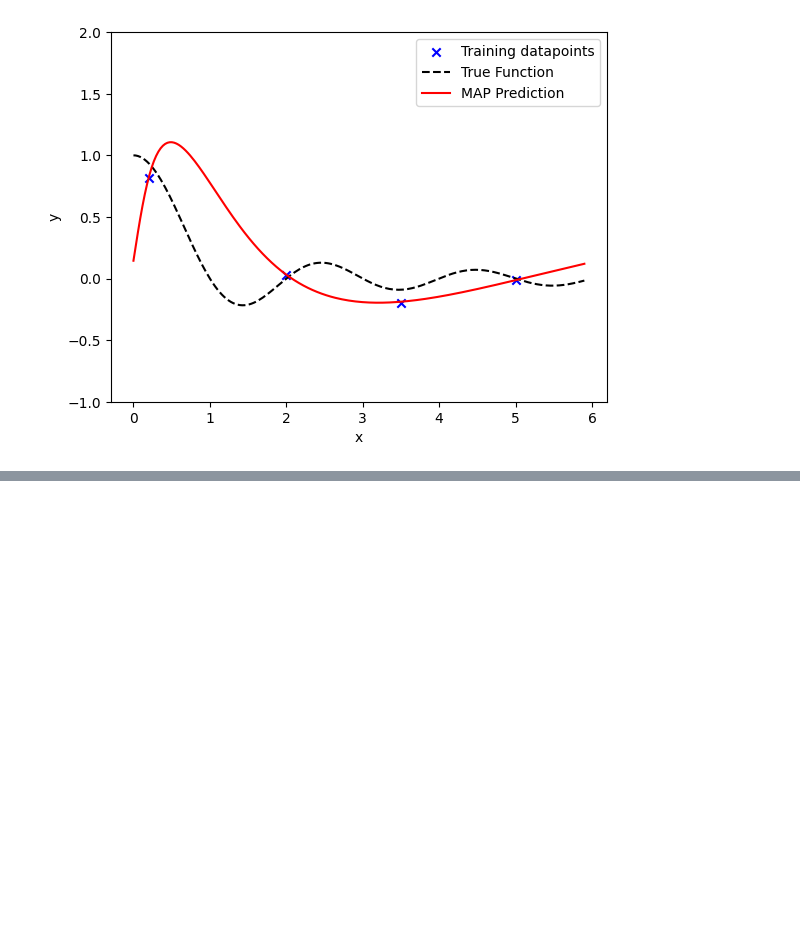
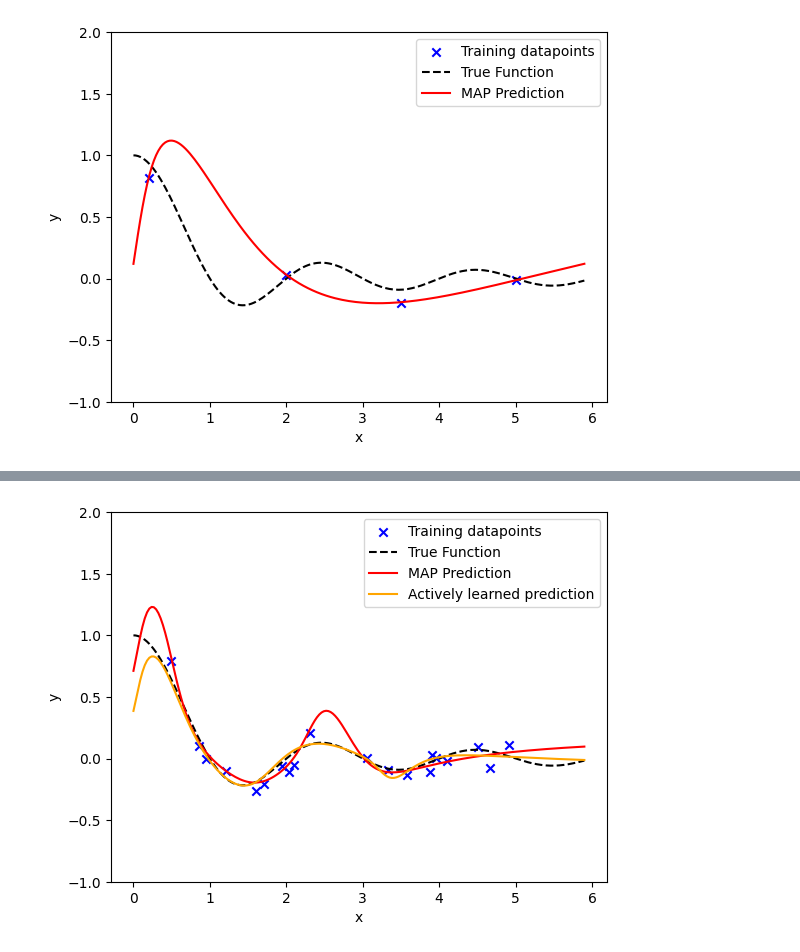
Before and after one commit to laplax-org/laplax, a Jupyter notebook: examples/0003_laplax_for_active_learning.ipynb, the cells around one changed output, grey strips where cells are left out. Cells and saved outputs as stored; diff of their text form; code cells hidden in the pictures; blank space fills up the shorter version.

Commit message:
Compare trained model to model with passive learning

```diff
--- a/examples/0003_laplax_for_active_learning.ipynb
+++ b/examples/0003_laplax_for_active_learning.ipynb
@@ -130,7 +130,7 @@ def train_model(model, dataloader, n_epochs=1000, lr=1e-3):
     return model
 
 
-model = train_model(model, dataloader)
+model = train_model(model, dataloader, n_epochs=400)
 # %% [output]
 [epoch 0]: loss: 0.6701
 [epoch 100]: loss: 0.0163
@@ -275,0 +294,20 @@ HTML(animation.to_jshtml())
+# %%
+passive_xs = random.uniform(key, shape=(20,1), minval=0.2, maxval=5.)
+
+keys = random.split(key, len(passive_xs))
+passive_ys = vmap(sample)(passive_xs, keys)[:, None]
+
+full_dataloader = DataLoader(passive_xs, passive_ys, batch_size=10)
+
+passive_model = Model(in_channels=1, hidden_channels=64, out_channels=1, rngs=nnx.Rngs(seed))
+
+passive_model = train_model(passive_model, full_dataloader, n_epochs=1800)
+
+y_pred_passive = passive_model(x_pred)
+
+fig, ax = plt.subplots()
+plot_prediction_with_uncertainty(ax, full_dataloader, x_pred, y_true, y_pred_passive, None)
+ax.plot(x_pred, y_mean, color="orange", label="Actively learned Prediction")
+ax.legend()
+plt.show()
+# %% [output]
@@ -275,0 +333 @@ HTML(animation.to_jshtml())
+[figure, added]
```
Also changed, not shown: parts of 7 cells of this notebook, 1 other file.
